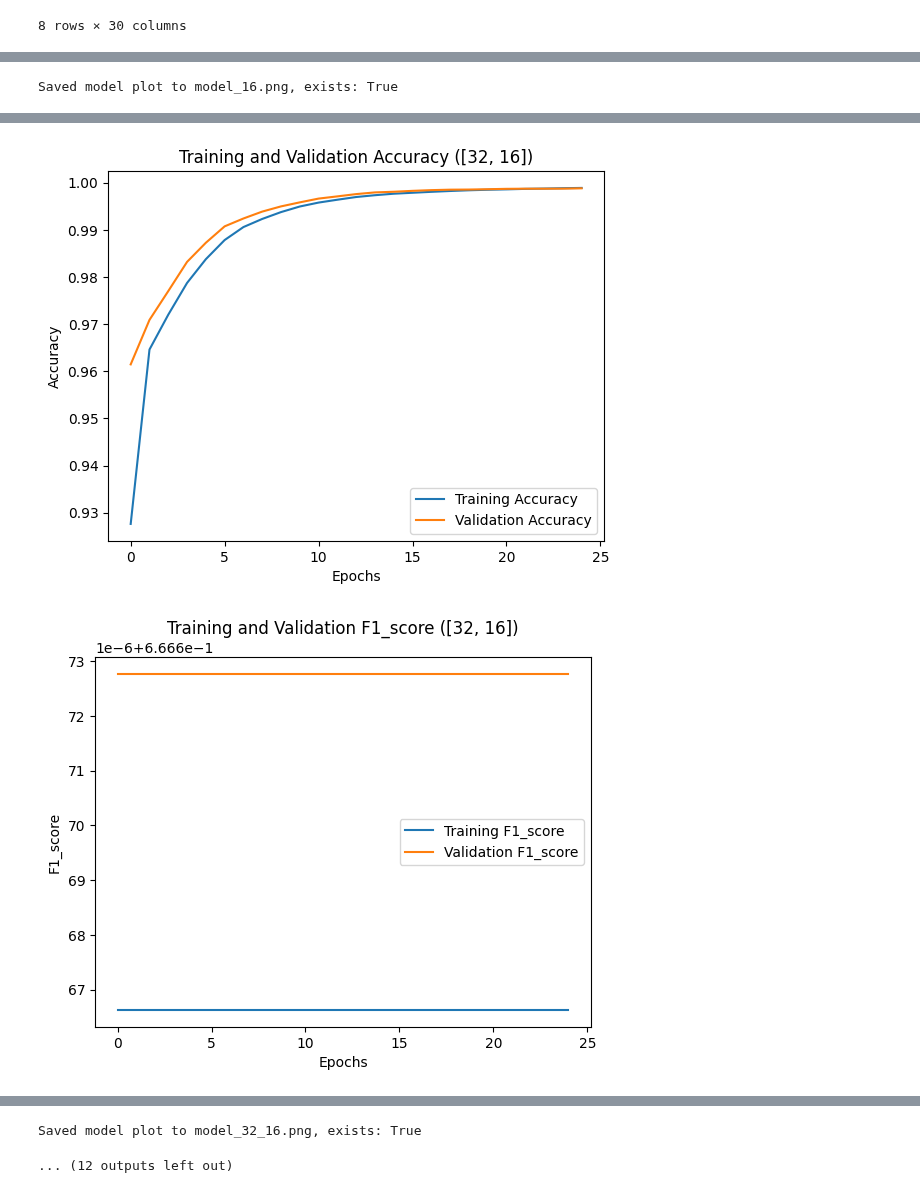
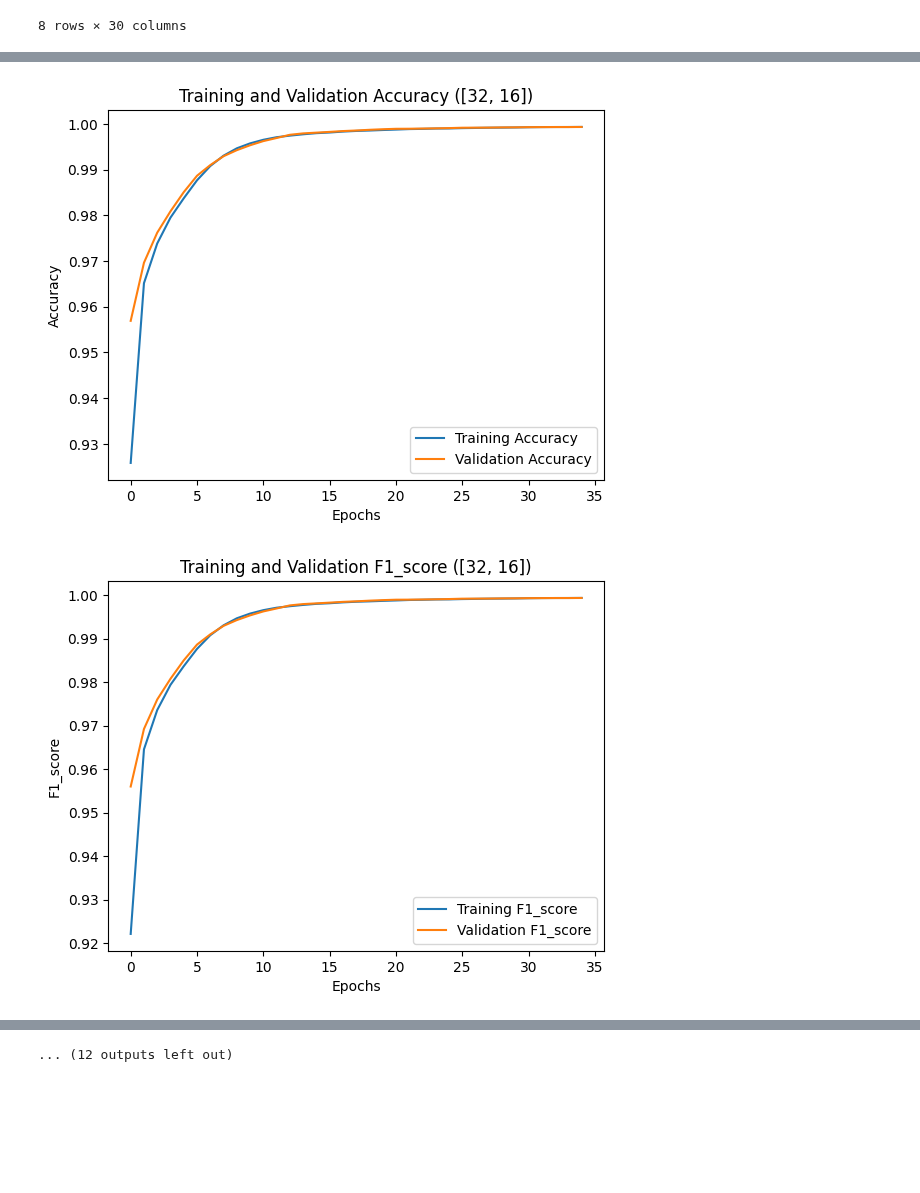
Before and after one commit to tkleg/SSE682-Capstone, a Jupyter notebook: basic.ipynb, the cells around one changed output, grey strips where cells are left out. Drawn from its saved outputs; the diff is of its cells as text; code cells hidden in the pictures; blank space fills up the shorter version.

```diff
--- a/basic.ipynb
+++ b/basic.ipynb
@@ -92,21 +89,31 @@ def run_model(architecture, num_input_features):
 
     model = Sequential()
     model.add(Input(shape=(num_input_features,)))
+    # tanh used due to data being mostly centerd around zero
     for units in architecture:
         model.add(Dense(units, activation='tanh'))
+    # sigmoid used to output probability for binary classification
     model.add(Dense(1, activation='sigmoid'))
 
+    # binary_crossentropy used for binary classification, works
+    # adam used since it is simple and works well
+    # f1_score is tuned here using the threshold parameter to work with the binary classification better
     model.compile(
         optimizer='adam',
         loss='binary_crossentropy',
-        metrics=['accuracy', 'f1_score', 'recall', 'precision']
+        metrics=[
+            'accuracy',
+            tf.keras.metrics.F1Score(threshold=0.5, average='micro'),
+            'recall',
+            'precision'
+        ]
     )
 
     history = model.fit(
         x_train,
         y_train,
-        epochs=25,
-        batch_size=2048,
+        epochs=epochs,
+        batch_size=batch_size,
         validation_data=(x_val, y_val),
         verbose=0
     )
@@ -122,13 +129,10 @@ def run_model(architecture, num_input_features):
         display_labels=["Legitimate", "Fraud"]
     )
 
-    metric_text = "\n".join(
-        f"{name}: {value:.6f}" for name, value in metrics.items()
-    )
-    matrix.ax_.set_title(f"Test metrics\n{metric_text}\narchitecture: {architecture}")
+    matrix.ax_.set_title("Test metrics - Architecture: " + str(architecture))
     matrix.figure_.tight_layout()
 
-    return {"architecture": architecture, "history": history.history, "model": model}
+    return {"architecture": architecture, "history": history.history, "model": model, "metrics": metrics, "classification_report": classification_report(y_test, y_pred, target_names=["Legitimate", "Fraud"], digits=4)}
 # %%
 results = [run_model(architecture, num_input_features=29) for architecture in architectures]
 # %% [output]
@@ -139,18 +143,13 @@ results = [run_model(architecture, num_input_features=29) for architecture in ar
 # %%
-from pathlib import Path
-
-
 training_validation_metrics = ['accuracy', 'f1_score', 'loss', 'precision', 'recall']
 for result in results:
-    filename = f"model_{'_'.join(map(str, result['architecture']))}.png"
-    plot_model(
-        result["model"],
-        to_file=filename,
-        show_shapes=True,
-        show_layer_names=True,
-        dpi=100
-    )
+    print("Classification Report:")
+    print(result["classification_report"])
+    print("Metrics:")
+    for metric, value in result["metrics"].items():
+        print(f"{metric}: {value}")
     architecture = str(result["architecture"])
+    print("Architecture:", architecture)
     for metric in training_validation_metrics:
         plt.plot(result["history"][metric], label=f"Training {metric.capitalize()}")
         plt.plot(result["history"][f"val_{metric}"], label=f"Validation {metric.capitalize()}")
@@ -159,5 +158,4 @@ for result in results:
         plt.ylabel(metric.capitalize())
         plt.legend()
         plt.show()
-    print(f"Saved model plot to {filename}, exists: {Path(filename).exists()}")
 # %% [output]
@@ -169 +183,0 @@ for result in results:
-Saved model plot to model_16.png, exists: True
@@ -170,2 +201,2 @@ Saved model plot to model_16.png, exists: True
-[figure, old version]
+[figure, new version]
-[figure, old version]
+[figure, new version]
@@ -175,2 +206 @@ Saved model plot to model_16.png, exists: True
-Saved model plot to model_32_16.png, exists: True
 ... (12 outputs left out)
```
Also changed, not shown: parts of 5 cells of this notebook.
